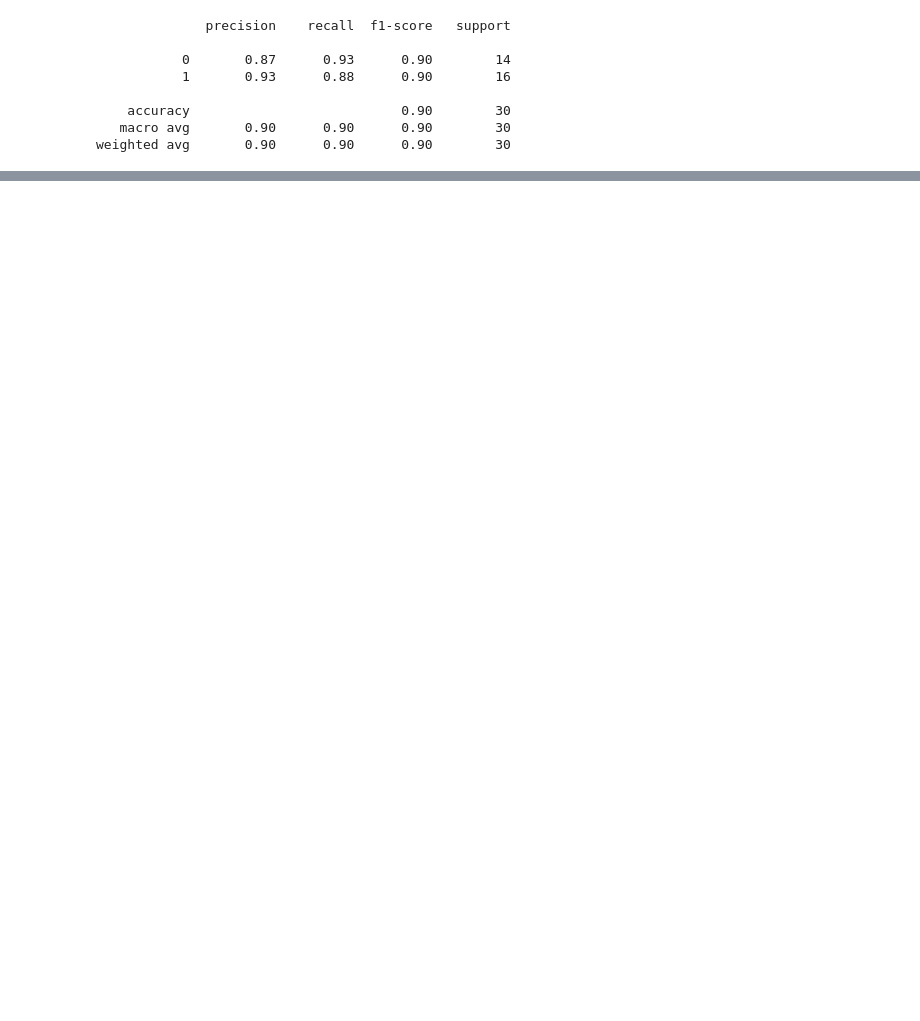
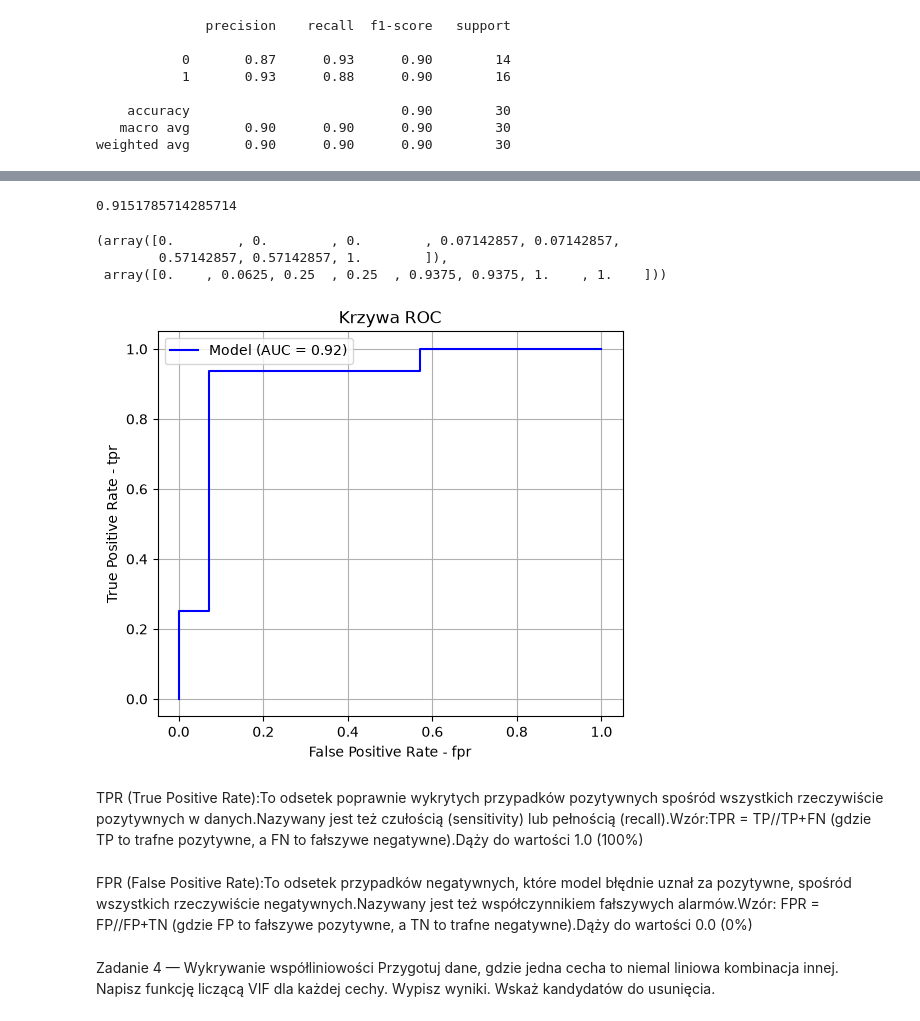
Before and after one commit to michallitwin/python-learning, a Jupyter notebook: python_ml_exercises/zad_reg_log.ipynb, the cells around one changed output, grey strips where cells are left out. Saved outputs shown, nothing was run; the diff lists cells and outputs as text; code cells hidden in the pictures; blank space fills up the shorter version.

```diff
--- a/python_ml_exercises/zad_reg_log.ipynb
+++ b/python_ml_exercises/zad_reg_log.ipynb
@@ -125,0 +269,35 @@ plt.grid(True)
+# %%
+fpr, tpr, thresholds = roc_curve(y_test, y_probs)
+auc = roc_auc_score(y_test, y_probs)
+# 0.91 oznacza ze model ma wysoka zdolnosc do odrozniania klas
+auc
+# %% [output]
+0.9151785714285714
+# %%
+fpr, tpr
+# %% [output]
+(array([0.        , 0.        , 0.        , 0.07142857, 0.07142857,
+        0.57142857, 0.57142857, 1.        ]),
+ array([0.    , 0.0625, 0.25  , 0.25  , 0.9375, 0.9375, 1.    , 1.    ]))
+# %%
+plt.figure(figsize=(6, 5))
+plt.plot(fpr, tpr, label=f'Model (AUC = {auc:.2f})', color='blue')
+
+plt.xlabel('False Positive Rate - fpr')
+plt.ylabel('True Positive Rate - tpr')
+plt.title('Krzywa ROC')
+plt.legend()
+plt.grid(True)
+# auc 0.92 zamalowuje 92 proc wykresu calego
+# %% [output]
+[figure, added]
+# %% [markdown]
+TPR (True Positive Rate):To odsetek poprawnie wykrytych przypadków pozytywnych spośród wszystkich rzeczywiście pozytywnych w danych.Nazywany jest też czułością (sensitivity) lub pełnością (recall).Wzór:TPR = TP//TP+FN (gdzie TP to trafne pozytywne, a FN to fałszywe negatywne).Dąży do wartości 1.0 (100%)
+# %% [markdown]
+FPR (False Positive Rate):To odsetek przypadków negatywnych, które model błędnie uznał za pozytywne, spośród wszystkich rzeczywiście negatywnych.Nazywany jest też współczynnikiem fałszywych alarmów.Wzór: FPR = FP//FP+TN (gdzie FP to fałszywe pozytywne, a TN to trafne negatywne).Dąży do wartości 0.0 (0%)
+# %% [markdown]
+Zadanie 4 — Wykrywanie współliniowości
+Przygotuj dane, gdzie jedna cecha to niemal liniowa kombinacja innej.
+Napisz funkcję liczącą VIF dla każdej cechy.
+Wypisz wyniki.
+Wskaż kandydatów do usunięcia.
```
Also changed, not shown: parts of 37 cells of this notebook, 3 other files.
